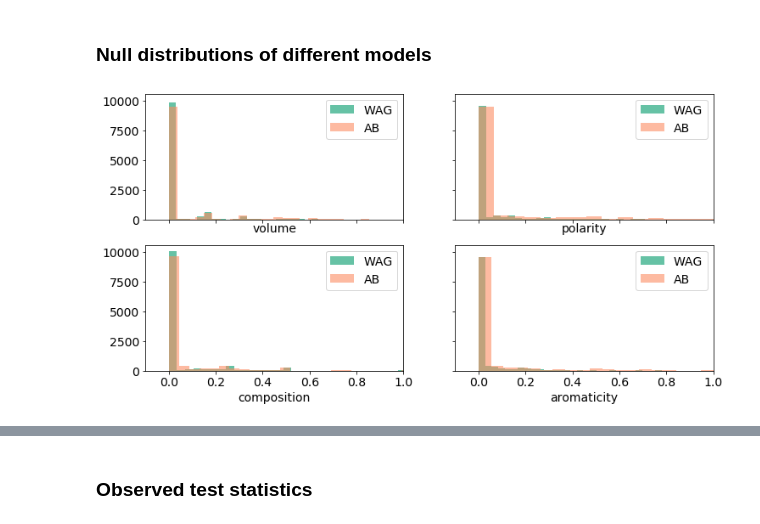
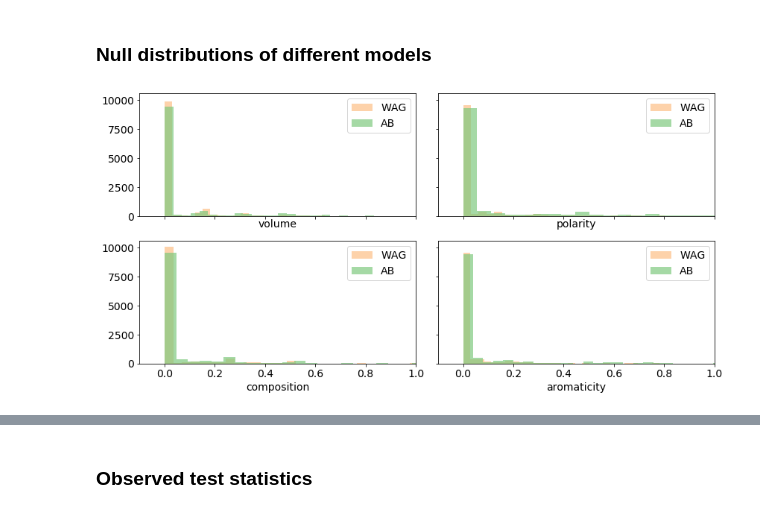
Before and after one commit to vinnub/Ig_SHM, a Jupyter notebook: test_pyvolve.ipynb, the cells around one changed output, grey strips where cells are left out. Saved outputs shown, nothing was run; the diff lists cells and outputs as text; code cells hidden in the pictures.

```diff
--- a/test_pyvolve.ipynb
+++ b/test_pyvolve.ipynb
@@ -23,9 +23,9 @@ model_colors = mpl.cm.get_cmap('Set2').colors
 property_colors = mpl.cm.get_cmap('tab10').colors
 # %%
 freq_df = pd.DataFrame()
-for modelname in ['WAG', 'LG', 'AB']:
+for modelname in ['WAG', 'LG', 'JTT', 'Dayhoff', 'AB']:
     model = pyvolve.Model(modelname)
     freq_df[modelname] = pd.Series(model.extract_state_freqs(), index = model.code)
-freq_df.plot.bar(figsize = (15,5))
+freq_df.plot.bar(colors = model_colors, figsize = (15,5))
 # %% [output]
 <matplotlib.axes._subplots.AxesSubplot at 0x...>
@@ -33,13 +33,14 @@ freq_df.plot.bar(figsize = (15,5))
 # %%
-fig, axs = plt.subplots(1, 3, figsize =(15,5))
+fig, axs = plt.subplots(1, 3, figsize =(15,6))
 fig.suptitle('Rate Matrices (Q)')
 for i, modelname in enumerate(['WAG', 'LG', 'AB']):
     model = pyvolve.Model(modelname)
     rate_matrix = copy.deepcopy(model.matrix)
     np.fill_diagonal(rate_matrix, 0)
     sns.heatmap(rate_matrix,cmap = 'GnBu', ax = axs[i], label  = modelname,
-                xticklabels=model.code,vmax = 1.5, square=True, cbar_kws={"shrink": .5} )
+                xticklabels=model.code,vmax = 1.5, square=True, cbar_kws={"shrink": .3} )
     axs[i].set_yticklabels(model.code, rotation = 'horizontal')
     axs[i].set_title(modelname)
 plt.tight_layout()
+#plt.savefig('/Poppy/vbhardwaj/shm_project/images/Q-matrices.png', dpi = 300)
 # %% [output]
@@ -47,12 +48,13 @@ plt.tight_layout()
 # %%
-fig, axs = plt.subplots(1, 3, figsize =(15,5))
+fig, axs = plt.subplots(1, 3, figsize =(15,6))
 fig.suptitle('Transition Probabilities (TQ=1 mutation per site)')
 for i, modelname in enumerate(['WAG', 'LG', 'AB']):
     model = pyvolve.Model(modelname)
     rate_matrix = copy.deepcopy(model.matrix)
     sns.heatmap(scipy.linalg.expm(rate_matrix),cmap = 'GnBu', ax = axs[i], label  = modelname,
-                xticklabels=model.code,vmax = 1., square=True, cbar_kws={"shrink": .5} )
+                xticklabels=model.code,vmax = 1., square=True, cbar_kws={"shrink": .3} )
     axs[i].set_yticklabels(model.code, rotation = 'horizontal')
     axs[i].set_title(modelname)
 plt.tight_layout()
+#plt.savefig('/Poppy/vbhardwaj/shm_project/images/P-matrices.png', dpi = 300)
 # %% [output]
@@ -95,10 +97,10 @@ CG_1615 = utils.clonal_graph(shm_file  = './Data/lineage1615_vertices30_shms.txt
                              seqs_file = './Data/lineage1615_vertices30_seqs.txt')
 # %%
 %%time
-null_dist = {}
+#null_dist = {}
 num_cores = 50
 n_sim = 100
-for model in ['AB', 'WAG']:
+for model in ['AB']:
     # Setup pyvolve model for simulations
     my_model = pyvolve.Model(model)
     my_partition = pyvolve.Partition(models = my_model, root_sequence = CG_1615.root_sequence)
@@ -115,5 +117,5 @@ for model in ['AB', 'WAG']:
         CG_1615.simulations.append(simulated_seqs)
 
     # Get null distribution from simulated data
-    null_dist[model] = CG_1615.sims_to_null_dists_parallel( Delta, cpus=num_cores,)
+    null_dist[model] = CG_1615.sims_to_null_dists_parallel( Delta, cpus=num_cores)
 # %% [output]
@@ -126,12 +126,17 @@ quantiles = dict(null_dist['AB'].apply(lambda x : np.quantile(x, 0.99), 1))
 # %%
 fig, axs = plt.subplots(2, 2, figsize = (12,6), sharex=True, sharey=True)
 axs = axs.ravel()
 for i, a_property in enumerate(['volume', 'polarity', 'composition', 'aromaticity']):
-    sns.distplot(null_dist['WAG'].loc[a_property], ax = axs[i],label = 'WAG', color=model_colors[0],
-                 hist_kws={'alpha':1, 'density' : False} , kde = False, )
-    sns.distplot(null_dist['AB'].loc[a_property], ax = axs[i], label = 'AB',  color=model_colors[1],
-                 hist_kws={'alpha':0.6, 'density' : False}, kde = False)
+
+    sns.distplot(null_dist['WAG'].loc[a_property], ax = axs[i],label = 'WAG', color=model_colors[2],
+                 hist_kws={'alpha':0.7, 'density' : False} , kde = False,
+                 )
+    sns.distplot(null_dist['AB'].loc[a_property], ax = axs[i], label = 'AB',  color=model_colors[0],
+                 hist_kws={'alpha':0.7, 'density' : False}, kde = False,
+                 )
     axs[i].set_xlim(-0.1, 1.0)
     axs[i].legend()
+plt.tight_layout()
+#plt.savefig('/Poppy/vbhardwaj/shm_project/images/mull_dist.png', dpi = 300)
 # %% [output]
-[figure, old version]
+[figure, new version]
```
Also changed, not shown: parts of 14 cells of this notebook, 2 other files.
